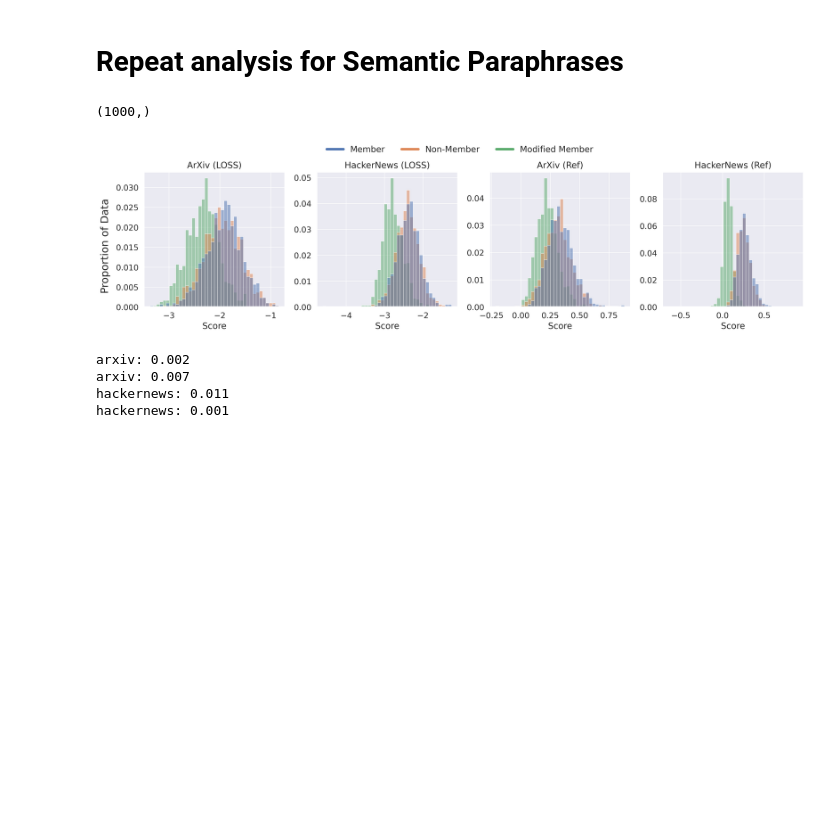
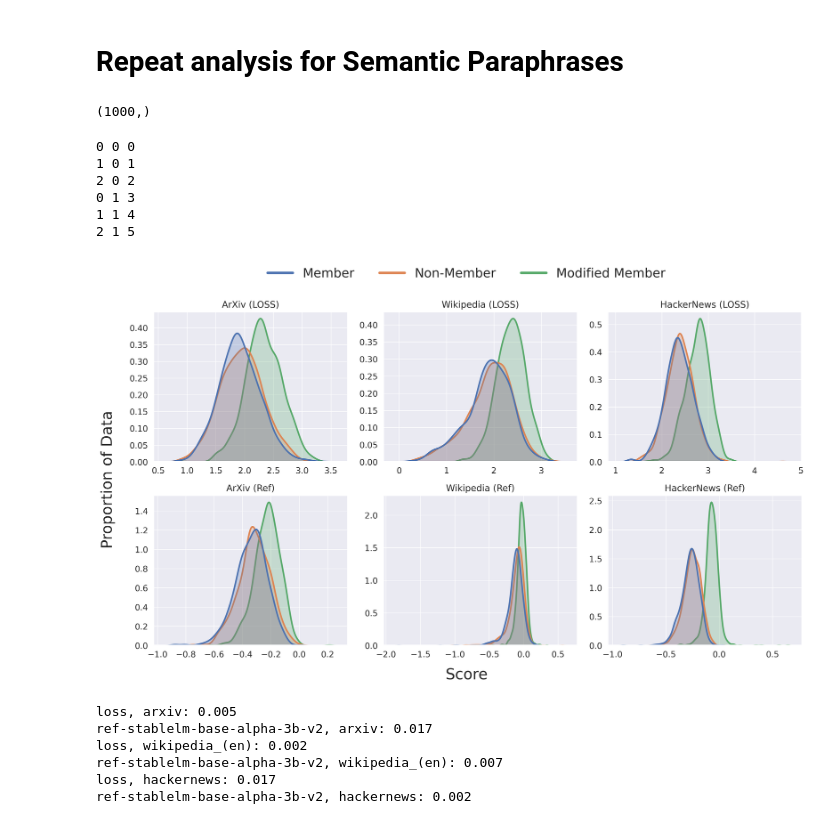
Before and after one commit to iamgroot42/mimir, a Jupyter notebook: inspect_mi.ipynb, the cells around one changed output. Saved outputs shown, nothing was run; the diff lists cells and outputs as text; code cells hidden in the pictures; blank space fills up the shorter version.

```diff
--- a/inspect_mi.ipynb
+++ b/inspect_mi.ipynb
@@ -19,8 +19,8 @@ mpl.rcParams["font.family"] = "Times New Roman"
 # %%
 SOURCE_NAME_MAP = {
     'arxiv': 'ArXiv',
-    #'wikipedia_(en)': 'Wikipedia',
-    'hackernews': 'HackerNews',
+    'wikipedia_(en)': 'Wikipedia',
+   'hackernews': 'HackerNews',
     # 'github': 'Github'
 }
 sources = list(SOURCE_NAME_MAP.keys())
@@ -114,4 +116,4 @@ get_auc_from_thresholds(preds_member_, preds_nonmember_)
 # %%
-edited_members_scores = "/mmfs1/gscratch/h2lab/micdun/mimir/edit_distance_members/scores/wikipedia_(en).json"
+edited_members_scores = "/mmfs1/gscratch/xlab/micdun/mimir/edit_distance_members/scores/wikipedia_(en).json"
 with open(edited_members_scores, 'r') as f:
     d = json.load(f)
@@ -203,4 +207,10 @@ df.groupby('edit distance').mean()
 | 100 | 0.839357 |
 # %% [markdown]
 ## Score distribution (member - edited v/s member - non-member)
+# %%
+def get_edited_member_scores(src: str, atk: str):
+    with open(f"./edit_distance_members/scores/ed/{src}.json", 'r') as f:
+        d = json.load(f)
+    care = d[atk]
+    return care
 # %%
@@ -300,7 +320,7 @@ wikipedia_(en): 0.001
 # %% [markdown]
 # Repeat analysis for semantic (NE generated) neighbors
 # %%
-with open(f"./edit_distance_results_{source}.json", 'r') as f:
+with open(f"./edit_distance_members/scores/ne/edit_distance_results_{source}.json", 'r') as f:
     ne_data = json.load(f)
 
 ne_data = ne_data['loss']['0.3']
@@ -420,65 +454,81 @@ sns.set_context("paper",
                     'lines.linewidth': 3,
                     'axes.linewidth': 3})
 
-fig, axs = plt.subplots(1,
-                        len(sources) * len(attacks),
-                        figsize=(16, 4),
+fig, axs = plt.subplots(len(attacks),
+                        len(sources),
+                        figsize=(15, 8),
                         gridspec_kw={'wspace':0.05,'hspace':0.05},
                         layout='constrained')
 
 for j, attack_focus in enumerate(attacks):
     for i, source in enumerate(sources):
         preds_member_, preds_nonmember_, _ = get_source_data(source, attack_focus)
-        curr_axs = axs[j * len(attacks) + i]
+        # unnegate
+        preds_member_ = -1 * preds_member_
+        preds_nonmember_ = -1 * preds_nonmember_
+        curr_axs = axs[j] if len(sources) == 1 else axs[j][i]
+        print(i, j, j * len(sources) + i)
         df = []
         for x in preds_member_:
             df.append({'Score': x, 'Source': 'Member'})
         for x in preds_nonmember_:
             df.append({'Score': x, 'Source': 'Non-Member'})
 
-        path = f"/mmfs1/gscratch/h2lab/micdun/mimir/edit_distance_members/scores/gpt4/gpt_paraphrase_results_{source}.json"
+        path = f"/mmfs1/gscratch/xlab/micdun/mimir/edit_distance_members/scores/gpt4/gpt_paraphrase_results_{source}.json"
         with open(path, 'r') as f:
             gpt_data = json.load(f)
             gpt_data = gpt_data[attack_focus]['gpt']
-            all_trials = - np.array(list(gpt_data.values())).mean(0)
+            all_trials = np.array(list(gpt_data.values())).mean(0)
 
         for x in all_trials:
             df.append({'Score': x, 'Source': f"Modified Member"})
 
         ds = pd.DataFrame(df)
-        sns.histplot(ds, x='Score', hue='Source',
-                     stat='probability',
-                     bins=40,
+        # sns.histplot(ds, x='Score', hue='Source',
+        #              stat='probability',
+        #              bins=40,
+        #              # palette=sns.color_palette('bright', 3)
+        #              ax=curr_axs,kde=True)
+        sns.kdeplot(ds, x='Score', hue='Source',
+                     # stat='probability',
+                     # bins=40,
                      # palette=sns.color_palette('bright', 3)
-                     ax=curr_axs,)
+                     ax=curr_axs, fill=True, linewidths=2.5)
         curr_axs.legend([],[], frameon=False)
 
         curr_axs.set_ylabel(None)
+        curr_axs.set_xlabel(None)
         curr_axs.set_title(f"{SOURCE_NAME_MAP[source]} ({ATTACK_NAME_MAP[attack_focus]})")
 
 
 legend_lines, legend_names = [], []
 for k, v in COLOR_MAP.items():
     legend_lines.append(Line2D([0], [0], color=v, lw=4))
     legend_names.append(k)
 
-
-y_ax = fig.supylabel('Proportion of Data', x=-.02)
+x_ax = fig.supxlabel('Score', y=-.06, fontsize=24)
+y_ax = fig.supylabel('Proportion of Data', x=-.04, fontsize=24)
 
 # Legend plot
 plt.figlegend(legend_lines, legend_names,
               loc='upper center', bbox_to_anchor=(0.5, 1.1),
-              borderaxespad=0, ncol=5, fontsize=14,
+              borderaxespad=0, ncol=5, fontsize=20,
               facecolor='white', frameon=False)
 out_dir = "edit_distance_figs"
 if not os.path.exists(out_dir):
     os.makedirs(out_dir)
 
-plt.savefig(f"./{out_dir}/gpt_paraphrase.pdf", bbox_inches="tight")
+plt.savefig(f"./{out_dir}/gpt_paraphrase_kde.pdf", bbox_inches="tight")
 # %% [output]
+0 0 0
+1 0 1
+2 0 2
+0 1 3
+1 1 4
+2 1 5
-[figure, old version]
+[figure, new version]
 # %%
-fpr_rate = 0.05
+fpr_rate = 0.1
 attacks = ['loss', 'ref-stablelm-base-alpha-3b-v2']
 # atk = attacks[0]
 # FPR 0 for LOSS attack
@@ -503,9 +553,11 @@ for i, source in enumerate(sources):
         for c in care:
             fpr_computed += np.mean(c >= threshold)
         fpr_computed /= len(care)
-        print(f'{source}:', '%.3f' % fpr_computed)
+        print(f'{atk}, {source}:', '%.3f' % fpr_computed)
 # %% [output]
-arxiv: 0.002
-arxiv: 0.007
-hackernews: 0.011
-hackernews: 0.001
+loss, arxiv: 0.005
+ref-stablelm-base-alpha-3b-v2, arxiv: 0.017
+loss, wikipedia_(en): 0.002
+ref-stablelm-base-alpha-3b-v2, wikipedia_(en): 0.007
+loss, hackernews: 0.017
+ref-stablelm-base-alpha-3b-v2, hackernews: 0.002
```
Also changed, not shown: parts of 9 cells of this notebook, 15 other files.
